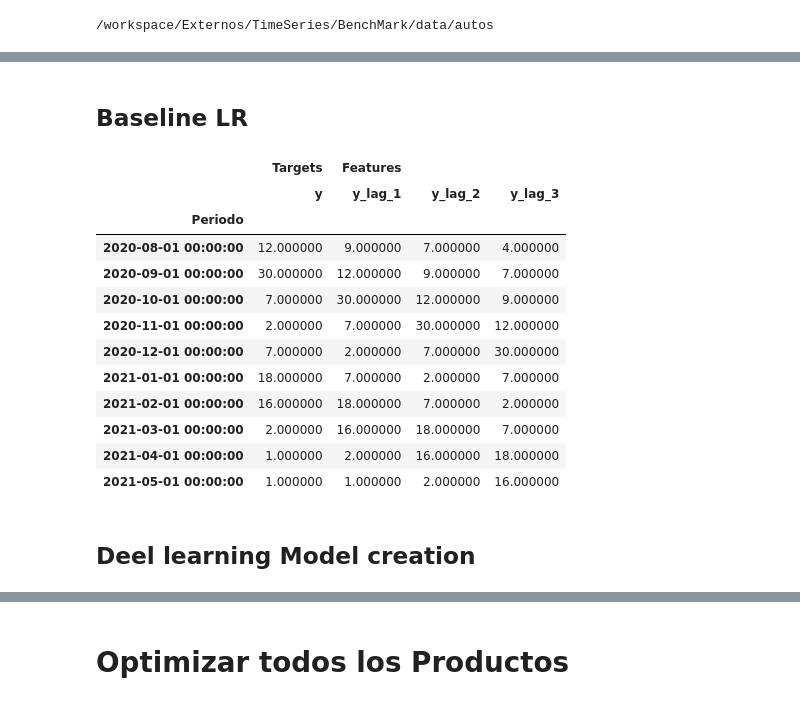
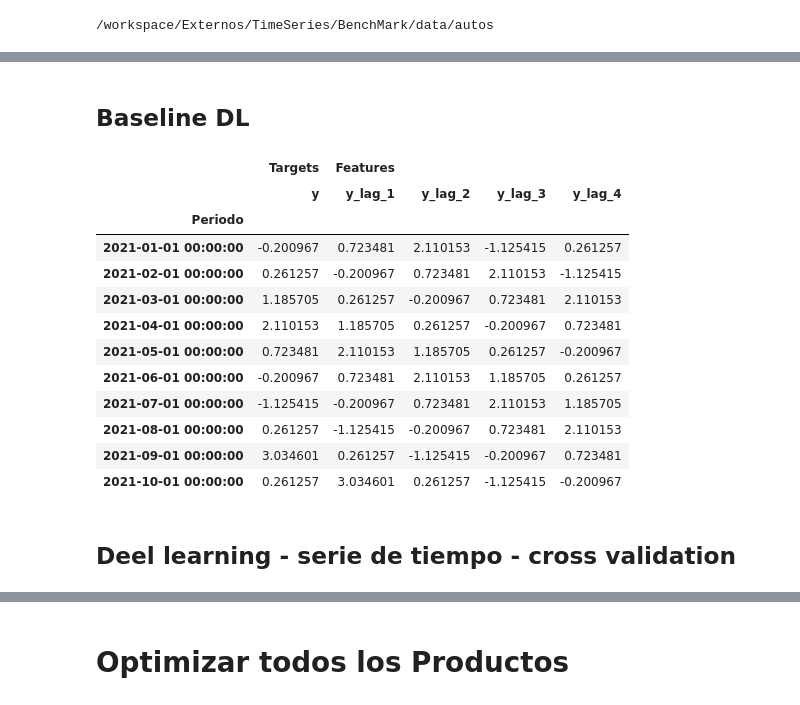
Before and after one commit to DavidCastilloAlvarado/timeseries_optimization, a Jupyter notebook: study_autos/models/DL/DL.ipynb, the cells around one changed output, grey strips where cells are left out. Saved outputs shown, nothing was run; the diff lists cells and outputs as text; code cells hidden in the pictures.

```diff
--- a/study_autos/models/DL/DL.ipynb
+++ b/study_autos/models/DL/DL.ipynb
@@ -61,39 +61,31 @@ df_time.tail()
 # %% [markdown]
-## Baseline LR
+## Baseline DL
 # %%
+from modulos.LR.gruas.generals import split_data_train, make_timeserie
 
-idArticulo = 4827
-
+idArticulo = 594
 ts = df_time[idArticulo].copy()
-
-# Lag features
-n_lags = 3
-X = make_lags(ts, n_lags)
-# Multistep targets
-y = pd.DataFrame({
-    'y': ts,
-})
-
-y, X = y.align(X, join='inner', axis=0)
+n_lags = 4
+X,y, scaler  = make_timeserie(ts, n_lags)
 
 data = pd.concat({'Targets': y, 'Features': X}, axis=1)
 
 data.tail(10).style.set_properties(['Targets'], **{'background-color': 'green'}) \
                    .set_properties(['Features'], **{'background-color': 'magenta'})
 # %% [output]
-|  | Targets | Features |  |  |
-|  | y | y_lag_1 | y_lag_2 | y_lag_3 |
-| Periodo |  |  |  |  |
-| 2020-08-01 00:00:00 | 12.000000 | 9.000000 | 7.000000 | 4.000000 |
-| 2020-09-01 00:00:00 | 30.000000 | 12.000000 | 9.000000 | 7.000000 |
-| 2020-10-01 00:00:00 | 7.000000 | 30.000000 | 12.000000 | 9.000000 |
-| 2020-11-01 00:00:00 | 2.000000 | 7.000000 | 30.000000 | 12.000000 |
-| 2020-12-01 00:00:00 | 7.000000 | 2.000000 | 7.000000 | 30.000000 |
-| 2021-01-01 00:00:00 | 18.000000 | 7.000000 | 2.000000 | 7.000000 |
-| 2021-02-01 00:00:00 | 16.000000 | 18.000000 | 7.000000 | 2.000000 |
-| 2021-03-01 00:00:00 | 2.000000 | 16.000000 | 18.000000 | 7.000000 |
-| 2021-04-01 00:00:00 | 1.000000 | 2.000000 | 16.000000 | 18.000000 |
-| 2021-05-01 00:00:00 | 1.000000 | 1.000000 | 2.000000 | 16.000000 |
+|  | Targets | Features |  |  |  |
+|  | y | y_lag_1 | y_lag_2 | y_lag_3 | y_lag_4 |
+| Periodo |  |  |  |  |  |
+| 2021-01-01 00:00:00 | -0.200967 | 0.723481 | 2.110153 | -1.125415 | 0.261257 |
+| 2021-02-01 00:00:00 | 0.261257 | -0.200967 | 0.723481 | 2.110153 | -1.125415 |
+| 2021-03-01 00:00:00 | 1.185705 | 0.261257 | -0.200967 | 0.723481 | 2.110153 |
+| 2021-04-01 00:00:00 | 2.110153 | 1.185705 | 0.261257 | -0.200967 | 0.723481 |
+| 2021-05-01 00:00:00 | 0.723481 | 2.110153 | 1.185705 | 0.261257 | -0.200967 |
+| 2021-06-01 00:00:00 | -0.200967 | 0.723481 | 2.110153 | 1.185705 | 0.261257 |
+| 2021-07-01 00:00:00 | -1.125415 | -0.200967 | 0.723481 | 2.110153 | 1.185705 |
+| 2021-08-01 00:00:00 | 0.261257 | -1.125415 | -0.200967 | 0.723481 | 2.110153 |
+| 2021-09-01 00:00:00 | 3.034601 | 0.261257 | -1.125415 | -0.200967 | 0.723481 |
+| 2021-10-01 00:00:00 | 0.261257 | 3.034601 | 0.261257 | -1.125415 | -0.200967 |
 # %% [markdown]
-## Deel learning Model creation
+## Deel learning - serie de tiempo - cross validation
 # %%
```
Also changed, not shown: parts of 15 cells of this notebook, 23 other files.
